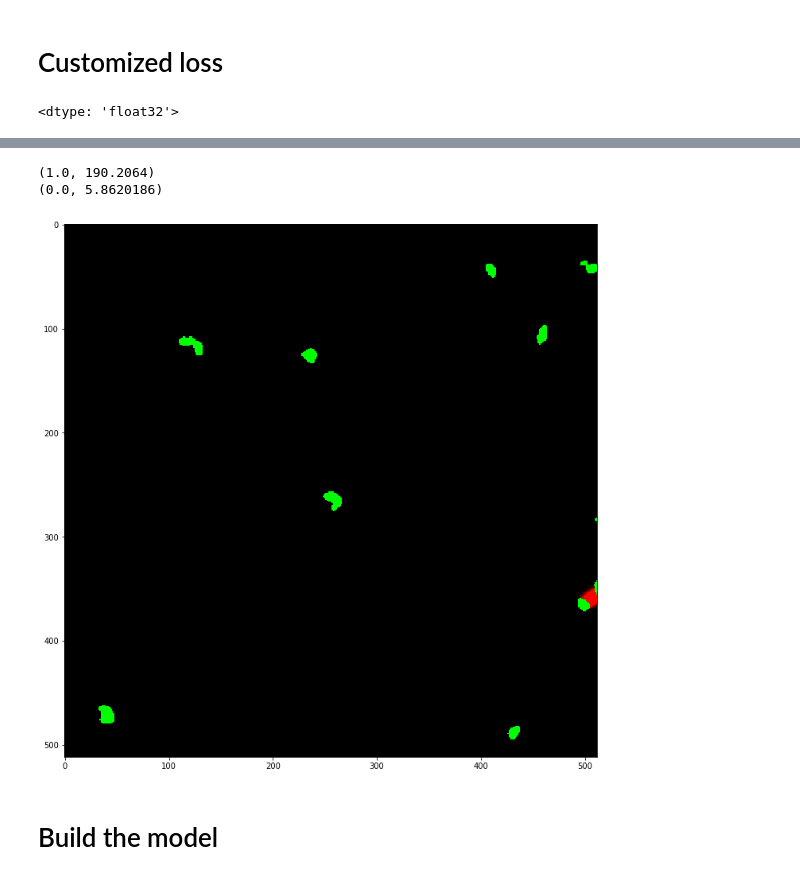
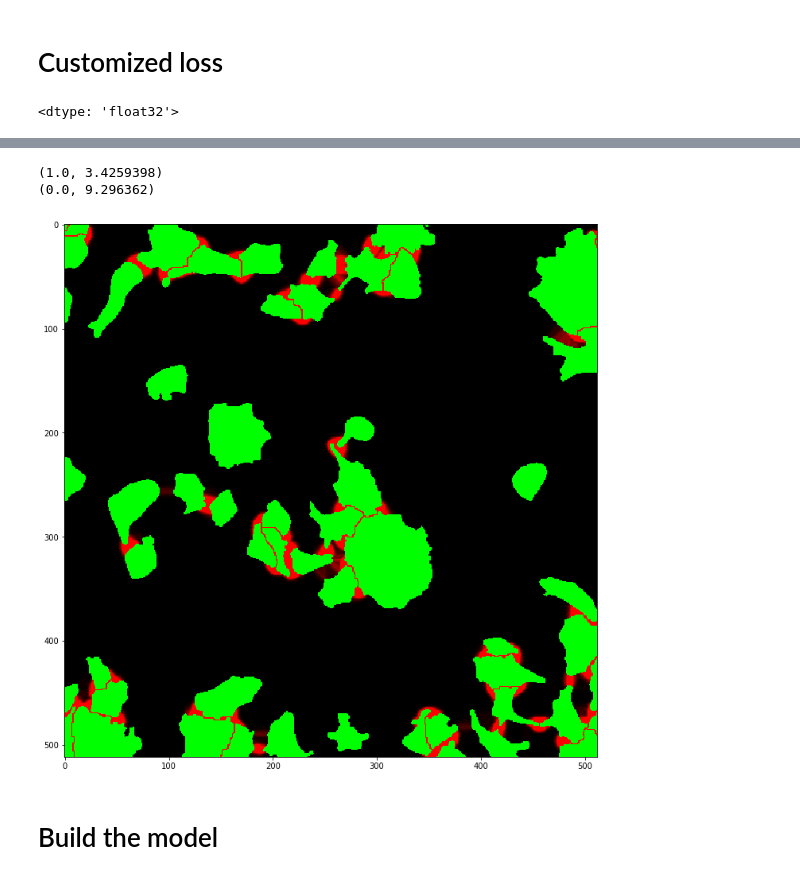
Before and after one commit to chienhsiang/tensorflow, a Jupyter notebook: segmentation/code/main_segmentation.ipynb, the cells around one changed output, grey strips where cells are left out. Drawn from its saved outputs; the diff is of its cells as text; code cells hidden in the pictures.

```diff
--- a/segmentation/code/main_segmentation.ipynb
+++ b/segmentation/code/main_segmentation.ipynb
@@ -32,7 +32,10 @@ img_dir = os.path.join(common_root, 'images')
 mask_dir = os.path.join(common_root, 'masks')
 
 batch_size = 5
-task = 'nuc_seg'
+task = 'cell_seg'
+
+MAX_LEVEL = 4095.
+n_channels = 1
 # %%
 if task == 'nuc_seg':
     x_train_fnames = sorted(glob.glob(os.path.join(img_dir,'*-2.png'))) # nucleus images
@@ -81,7 +84,7 @@ print(os.path.basename(y_val_fnames[idx]))
 # %%
 idx = np.random.choice(num_train_data)
 img, mask = data_io._get_image_from_path(x_train_fnames[idx], y_train_fnames[idx],
-                                         max_level=4095., channels=1)
+                                         max_level=MAX_LEVEL, channels=n_channels)
 
 print('Image shape: {}'.format(img.shape))
 print('Mask shape : {}'.format(mask.shape))
@@ -113,7 +116,7 @@ import importlib
 importlib.reload(data_io)
 importlib.reload(u_net)
 # %%
-read_img_fn = functools.partial(data_io._get_image_from_path, max_level=4095., channels=1)
+read_img_fn = functools.partial(data_io._get_image_from_path, max_level=MAX_LEVEL, channels=n_channels)
 tmp_ds = data_io.get_dataset(x_train_fnames, y_train_fnames, read_img_fn=read_img_fn)
 # %%
 plt.figure(figsize=(12,16))
@@ -128,7 +131,7 @@ plt.show()
 # %% [markdown]
 # Configure training and validation datasets
 # %%
-read_img_fn = functools.partial(data_io._get_image_from_path, max_level=4095., channels=1)
+read_img_fn = functools.partial(data_io._get_image_from_path, max_level=MAX_LEVEL, channels=n_channels)
 
 # training data
 train_cfg = {
@@ -177,7 +180,7 @@ for (img, mask) in val_ds.shuffle(30).take(1):
 #     L = u_net.weighted_loss(mask, mask)
     M = mask[0,:,:,0]
     wc = u_net.balancing_weight_tf(M)
-    dw = u_net.distance_weight(M.numpy(), w0=100, sigma=5.0)
+    dw = u_net.distance_weight(M.numpy(), w0=10, sigma=5.0)
 
 
     plt.figure(figsize=(12,16))
@@ -220,6 +222,6 @@ W0416 07:37:16.294933 140231450072832 image.py:656] Clipping input data to the v
-(1.0, 190.2064)
-(0.0, 5.8620186)
+(1.0, 3.4259398)
+(0.0, 9.296362)
-[figure, old version]
+[figure, new version]
 # %% [markdown]
 # Build the model
 # %%
```
Also changed, not shown: parts of 7 cells of this notebook, 1 other file.
